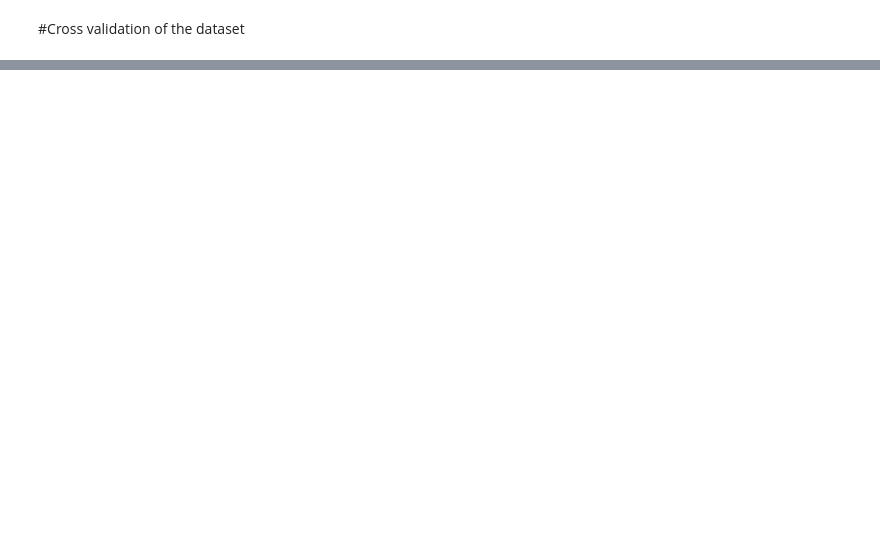
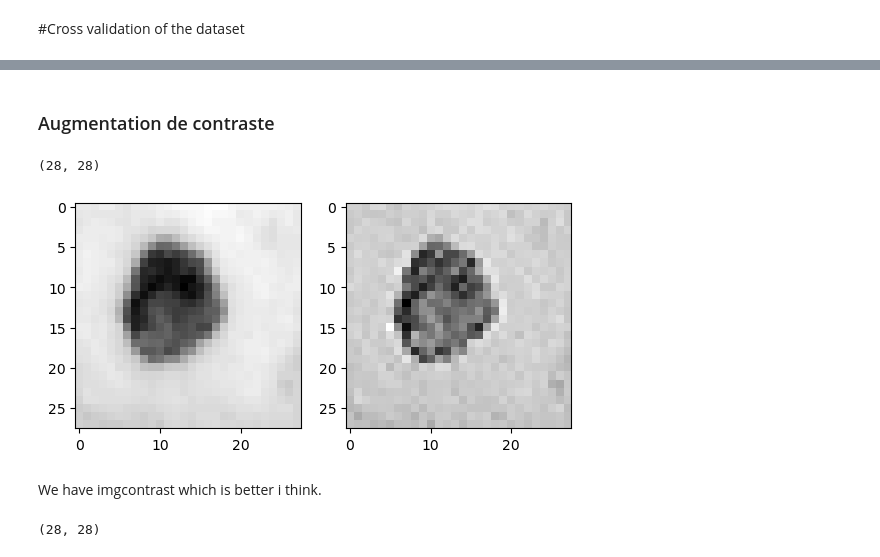
Before and after one commit to mlaversi/ProjetMachineLearningFinAnn-e, a Jupyter notebook: Performance.ipynb, the cells around one changed output, grey strips where cells are left out. Cells and saved outputs as stored; diff of their text form; code cells hidden in the pictures; blank space fills up the shorter version.

```diff
--- a/Performance.ipynb
+++ b/Performance.ipynb
@@ -32,0 +123,31 @@ X = X.reshape(10015,784)
+# %% [markdown]
+### Augmentation de contraste
+# %%
+def displayTwoBaWImages(img1, img2):
+    _, axes = plt.subplots(ncols=2)
+    axes[0].imshow(img1, cmap=plt.get_cmap('gray'))
+    axes[1].imshow(img2, cmap=plt.get_cmap('gray'))
+# %%
+kernel_inccontrast = np.array([[0,0,0,0,0],
+                               [0,0,-1,0,0],
+                               [0,-1,5,-1,0],
+                               [0,0,-1,0,0],
+                               [0,0,0,0,0]])
+# %%
+image_test.shape
+# %% [output]
+(28, 28)
+# %%
+imgcontrast = signal.convolve2d(image_test,
+                              kernel_inccontrast,
+                              boundary='symm',
+                              mode='same')
+displayTwoBaWImages(image_test, imgcontrast)
+# %% [output]
+[figure, added]
+# %% [markdown]
+We have imgcontrast which is better i think.
+# %%
+imgcontrast.shape
+# %% [output]
+(28, 28)
```
Also changed, not shown: parts of 18 cells of this notebook, 6 other files.
